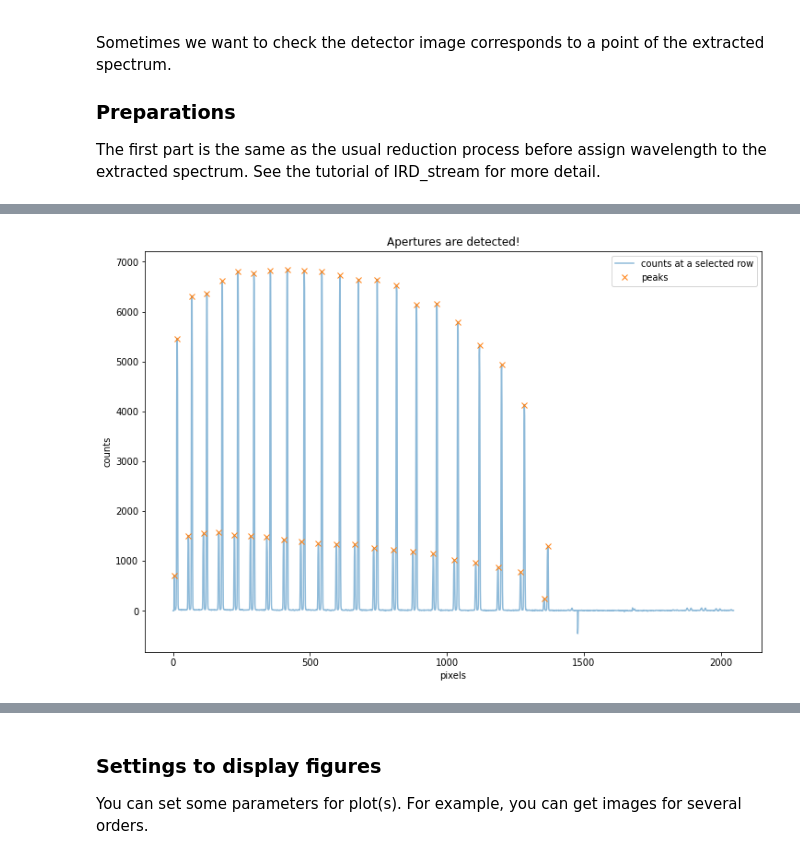
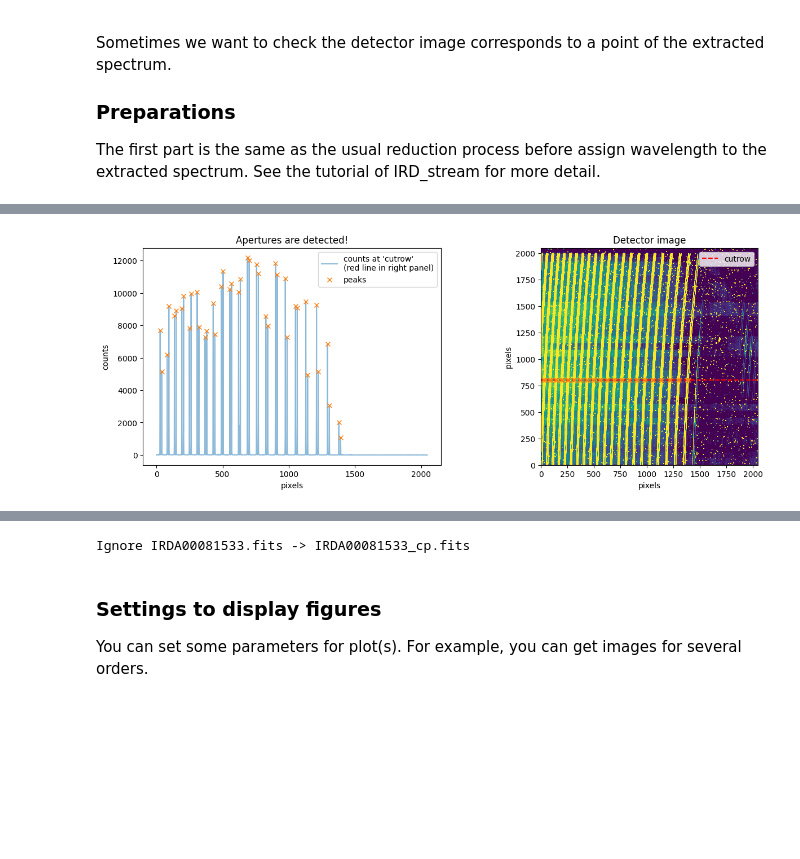
Before and after one commit to prvjapan/pyird, a Jupyter notebook: documents/tutorials/check_1Dto2D.ipynb, the cells around one changed output, grey strips where cells are left out. Drawn from its saved outputs; the diff is of its cells as text; code cells hidden in the pictures; blank space fills up the shorter version.

Commit message:
update stream & fix plot aperture median profile

```diff
--- a/documents/tutorials/check_1Dto2D.ipynb
+++ b/documents/tutorials/check_1Dto2D.ipynb
@@ -8,18 +8,17 @@ Sometimes we want to check the detector image corresponds to a point of the extr
 The first part is the same as the usual reduction process before assign wavelength to the extracted spectrum.
 See the tutorial of IRD_stream for more detail.
 # %%
+import numpy as np
 from pyird.utils import irdstream
 import pathlib
 from pyird.image.bias import bias_subtract_image
 from pyird.image.hotpix import identify_hotpix_sigclip
-import astropy.io.fits as pyf
 
 #--------SETTINGS--------#
 basedir = pathlib.Path('~/pyird/data/20210317/').expanduser()
 
 band = 'h' #'h' or 'y'
 mmf = 'mmf2' #'mmf1' (comb fiber) or 'mmf2' (star fiber)
-readout_noise_mode = "real" #'real' or 'default'
 
 datadir_flat = basedir/'flat/'
 datadir_dark = basedir/'dark/'
@@ -27,61 +26,65 @@ datadir_thar = basedir/'thar'
 datadir_target = basedir/'target/'
 anadir = basedir/'reduc/'
 
-fitsid_flat_comb = list(range(41704,41804,2))
-fitsid_flat_star = (range(41804,41904,2))
-fitsid_dark = [41504]
-fitsid_thar = list(range(14632,14732))
-fitsid_target = [41510]
+# last 5 digits of FITS file numbers: [start, end file number]
+flat_comb_id = [41704, 41803]  # flat image for comb
+flat_star_id = [41804, 41903]  # flat image for star/target
+dark_id = [41504, 41505] # dark image
+thar_id = [14632, 14731] # ThAr image
+target_id = [41510, 41511] # target image
 #-------------------------#
 
 #--------FOR CALIBRATION--------#
 # aperture extraction
-flat=irdstream.Stream2D("flat",datadir_flat,anadir)
-flat.fitsid=fitsid_flat_comb ##FLAT_COMB
+flat_comb=irdstream.Stream2D("flat_comb",
+                             datadir_flat,
+                             anadir,
+                             fitsid=list(range(flat_comb_id[0], flat_comb_id[-1], 2)),
+                             band=band)
 
-################################
-### SELECT H band or YJ band ###
-################################
-flat.band=band
-if flat.band=='h':
-    flat.fitsid_increment() # when you use H-band
-    trace_mmf=flat.aptrace(cutrow = 800,nap=42) #TraceAperture instance
-elif flat.band=='y':
-    trace_mmf=flat.aptrace(cutrow = 1000,nap=102) #TraceAperture instance
+if band=='h':
+    trace_mmf=flat_comb.aptrace(search_start_row=1300, num_aperture=42)
+elif band=='y':
+    trace_mmf=flat_comb.aptrace(search_start_row=1000, num_aperture=102)
+trace_mask = trace_mmf.mask()
+trace_mmf.choose_aperture(fiber=mmf)
 
 # hotpixel mask
-dark = irdstream.Stream2D('dark', datadir_dark, anadir,fitsid=fitsid_dark)
-if flat.band=='h':
-    dark.fitsid_increment() # when you use H-band
-for data in dark.rawpath:
-    im = pyf.open(str(data))[0].data
-im_subbias = bias_subtract_image(im)
+dark = irdstream.Stream2D('dark',
+                        datadir_dark,
+                        anadir,
+                        fitsid=list(range(dark_id[0], dark_id[-1], 2)),
+                        band=band) # Multiple file is ok
+median_image = dark.immedian()
+im_subbias = bias_subtract_image(median_image)
 hotpix_mask = identify_hotpix_sigclip(im_subbias)
-
-if mmf=="mmf2":
-    trace_mmf.choose_mmf2_aperture() #mmf2 (star fiber)
-elif mmf=="mmf1":
-    trace_mmf.choose_mmf1_aperture() #mmf1 (comb fiber)
 
 # load ThAr raw image
 if band=='h':
     rawtag='IRDAD000'
 elif band=='y':
     rawtag='IRDBD000'
+thar=irdstream.Stream2D("thar",
+                        datadir_thar,
+                        anadir,
+                        rawtag=rawtag,
+                        fitsid=list(range(thar_id[0], thar_id[-1]+1)),
+                        band=band)
+thar.info = True
 
 #wavelength calibration
-thar=irdstream.Stream2D("thar",datadir_thar,anadir,rawtag=rawtag,fitsid=fitsid_thar)
 thar.trace = trace_mmf
-thar.clean_pattern(extin='', extout='_cp', hotpix_mask=hotpix_mask)
+thar.clean_pattern(trace_mask=trace_mask,extin='', extout='_cp', hotpix_mask=hotpix_mask)
 thar.calibrate_wavelength()
 
-### TARGET ###
-# Load data
-target = irdstream.Stream2D('targets', datadir_target, anadir, fitsid=fitsid_target)
-if flat.band=='h':
-    target.fitsid_increment() # when you use H-band
+#--------FOR TARGET--------#
+target = irdstream.Stream2D('targets',
+                            datadir_target,
+                            anadir,
+                            fitsid=list(range(target_id[0], target_id[-1], 2)),
+                            band=band)
 target.info = True  # show detailed info
 target.trace = trace_mmf
 # clean pattern
-target.clean_pattern(extin='', extout='_cp', hotpix_mask=hotpix_mask)
+target.clean_pattern(trace_mask=trace_mask, extin='', extout='_cp', hotpix_mask=hotpix_mask)
 # %% [output]
@@ -92 +98 @@ cross-section: row  1170
-[figure, old version]
+[figure, new version]
@@ -119,3 +130,4 @@ Ignore IRDA00041511.fits -> IRDA00041511_cp.fits
+Ignore IRDA00081533.fits -> IRDA00081533_cp.fits
 # %% [markdown]
 ### Settings to display figures
 
```
Also changed, not shown: parts of 3 cells of this notebook, 7 other files.
